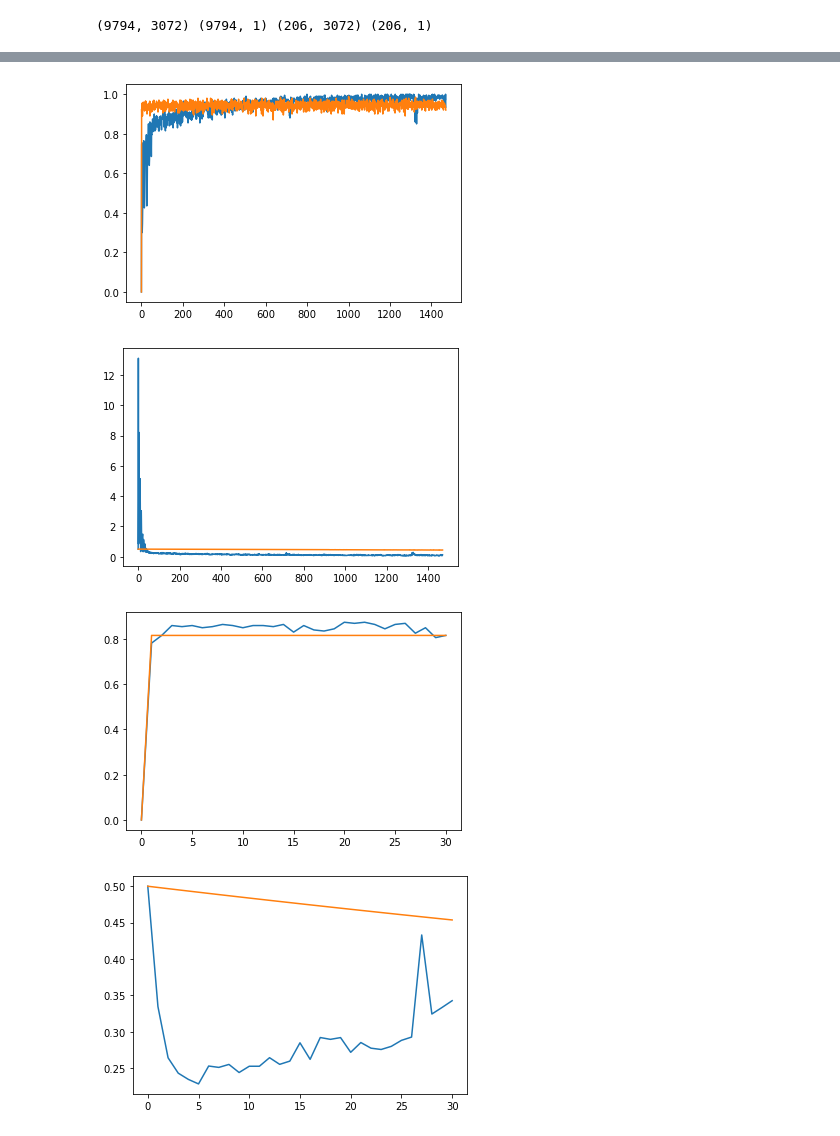
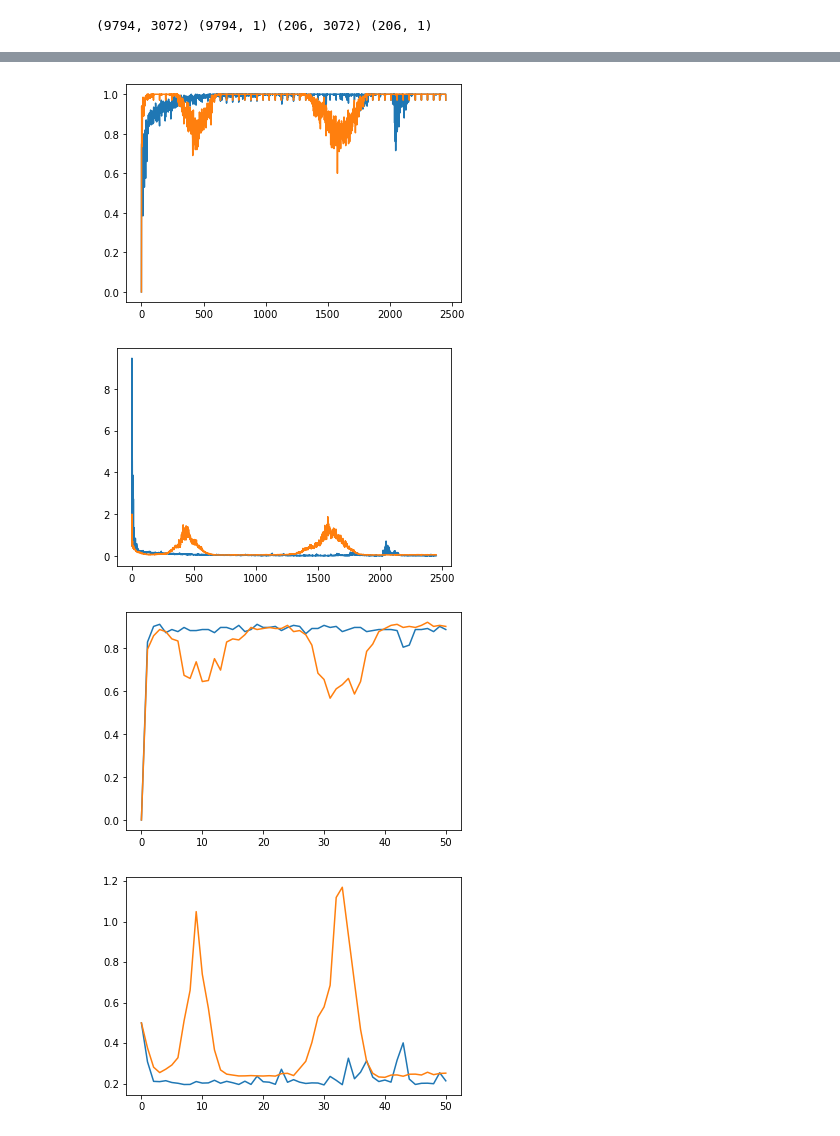
Before and after one commit to elijahspiegel/ConvexLayerwiseLearning, a Jupyter notebook: convexNN_py1.ipynb, the cells around one changed output, grey strips where cells are left out. Drawn from its saved outputs; the diff is of its cells as text; code cells hidden in the pictures.

Commit message:
tuning multiple learning rates for layerwise learning

```diff
--- a/convexNN_py1.ipynb
+++ b/convexNN_py1.ipynb
@@ -326,6 +326,7 @@ class custom_cvx_layer_multilayer(torch.nn.Module):
             if i == layer:
                 self.v_list[i].requires_grad = True
                 self.w_list[i].requires_grad = True
+
     def current_vwh(self):
         v = self.v_list[self.out_layer]
         w = self.w_list[self.out_layer]
@@ -339,18 +340,15 @@ class custom_cvx_layer_multilayer(torch.nn.Module):
             Xv_w = torch.matmul(next_input, self.v_list[i] - self.w_list[i])
             DXv_w = torch.mul(sign_patterns, Xv_w)
             next_input = DXv_w
+
         return next_input
 
     def forward(self, x):
-        next_input = x
-        for i in range(self.out_layer+1):
-            sign_patterns = (torch.matmul(next_input, self.h_list[i]) >= 0)
-            Xv_w = torch.matmul(next_input, self.v_list[i] - self.w_list[i])
-            DXv_w = torch.mul(sign_patterns, Xv_w)
-            if i == self.out_layer:
-                y_pred = torch.sum(DXv_w, dim=1, keepdim=True)
-            else:
-                next_input = DXv_w
+        next_input = self.current_layer_input(x)
+        sign_patterns = (torch.matmul(next_input, self.h_list[self.out_layer]) >= 0)
+        Xv_w = torch.matmul(next_input, self.v_list[self.out_layer] - self.w_list[self.out_layer])
+        DXv_w = torch.mul(sign_patterns, Xv_w)
+        y_pred = torch.sum(DXv_w, dim=1, keepdim=True)
         return y_pred
 
 def loss_func_cvxproblem_multilayer(yhat, y, model, _x, beta, rho):
@@ -432,12 +430,12 @@ def sgd_solver_cvxproblem_multilayer(A_train, y_train, A_test, y_test, num_epoch
 
     time_iter = 0
     for L in range(num_layers):
-        print("Training layer ", L)
+        print("Training layer ", L, " with learning rate ", learning_rate[L])
         model.set_out_layer(L)
         losses_test[L][0], accs_test[L][0] = validation_cvxproblem_multilayer(model, ds_test, beta, rho) # loss on the entire test set
         iter_no = 0
         # new optimizer to reset momentum so that it doesn't update frozen layers
-        optimizer = torch.optim.Adam(model.parameters(), lr=learning_rate)
+        optimizer = torch.optim.Adam(model.parameters(), lr=learning_rate[L])
 
         for i in range(num_epochs):
             for ix, (_x, _y) in enumerate(ds):
@@ -516,7 +514,7 @@ print(A.shape, y.shape, A_test.shape, y_test.shape)
 # %%
 # SGD solver for the nonconvex problem
 # generate random sign patterns
-P, verbose = 50, True # P is number of sign patterns to generate *and* number of neurons
+P, verbose = 500, True # P is number of sign patterns to generate *and* number of neurons
 num_epochs, batch_size = 50, 200
 
 num_neurons, sign_pattern_list, u_vector_list = generate_sign_patterns(A, P, verbose)
@@ -524,7 +522,7 @@ beta=1e-3
 rho = 1e-5
 solver_type = "sgd" # pick: "sgd" or "LBFGS"
 LBFGS_param = [10, 4] # these parameters are for the LBFGS solver
-learning_rate = 1e-6#5e-6
+learning_rates = [1e-7, 1e-3] # one per layer
 
 # binary classifier one layer
 # results_cvx = sgd_solver_cvxproblem(A, y, A_test, y_test, num_epochs, num_neurons, beta,
@@ -532,10 +530,11 @@ learning_rate = 1e-6#5e-6
 
 # binary classifier multilayer
 # TODO: new sign_patterns_array generator
-num_epochs = 30
+num_epochs = 50
 num_neurons_list = [P, P]
 u_vector_list_2 = generate_u_vectors_manual(P, P, verbose)
+# u_vector_list_3 = generate_u_vectors_manual(P, P, verbose)
 u_vector_array = [u_vector_list, u_vector_list_2]
 results_cvx = sgd_solver_cvxproblem_multilayer(A, y, A_test, y_test, num_epochs, num_neurons_list, beta,
-                       learning_rate, batch_size, rho, u_vector_array, verbose=False)
+                       learning_rates, batch_size, rho, u_vector_array, verbose=False)
 # %% [output]
@@ -559,39 +558,31 @@ Epoch [29/30], TRAIN: cvx loss: 0.442 acc: 0.92. TEST: cvx loss: 0.454 acc: 0.81
 # %%
 train_accs = results_cvx[0]
-first_layer_train_accs = train_accs[0]
-second_layer_train_accs = train_accs[1]
-plt.plot(first_layer_train_accs)
-plt.plot(second_layer_train_accs)
+for i in range(train_accs.shape[0]):
+    plt.plot(train_accs[i])
 plt.show()
 # %% [output]
-[figure, old version]
+[figure, new version]
 # %%
 plt.clf()
 train_losses = results_cvx[4]
-first_layer_train_loss = train_losses[0]
-second_layer_train_loss = train_losses[1]
-plt.plot(first_layer_train_loss)
-plt.plot(second_layer_train_loss)
+for i in range(train_losses.shape[0]):
+    plt.plot(train_losses[i])
 plt.show()
 # %% [output]
-[figure, old version]
+[figure, new version]
 # %%
 plt.clf()
 test_accs = results_cvx[1]
-first_layer_test_accs = test_accs[0]
-second_layer_test_accs = test_accs[1]
-plt.plot(first_layer_test_accs)
-plt.plot(second_layer_test_accs)
+for i in range(test_accs.shape[0]):
+    plt.plot(test_accs[i])
 plt.show()
 # %% [output]
-[figure, old version]
+[figure, new version]
 # %%
 plt.clf()
 test_losses = results_cvx[5]
-first_layer_test_losses = test_losses[0]
-second_layer_test_losses = test_losses[1]
-plt.plot(first_layer_test_losses)
-plt.plot(second_layer_test_losses)
+for i in range(test_losses.shape[0]):
+    plt.plot(test_losses[i])
 plt.show()
 # %% [output]
-[figure, old version]
+[figure, new version]
```
Also changed, not shown: parts of 1 cell of this notebook.
